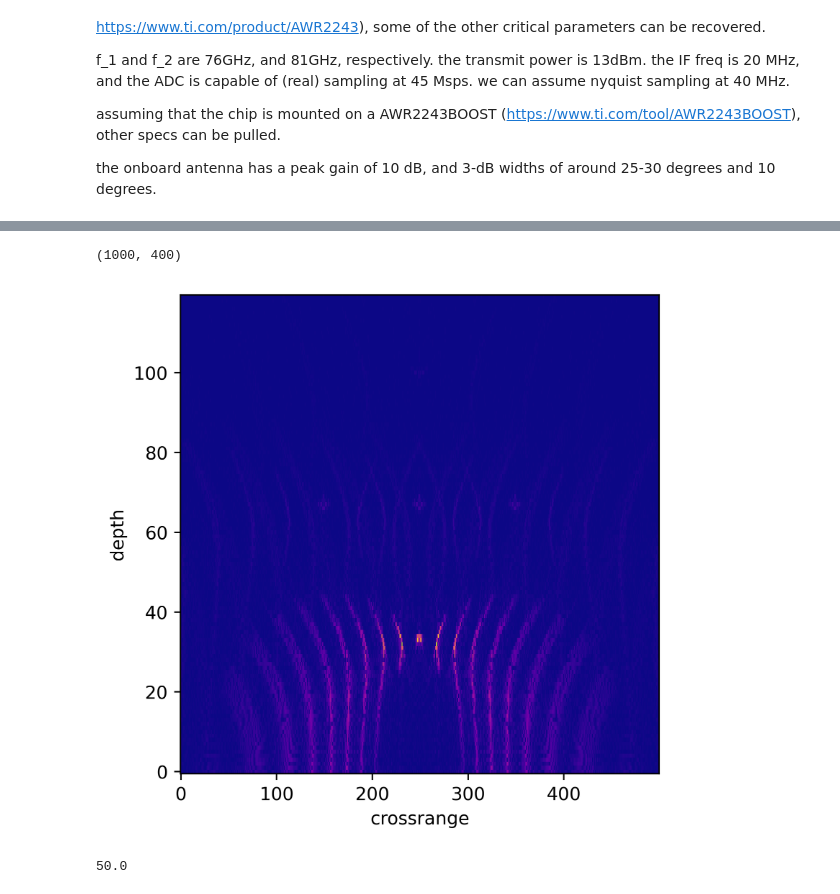
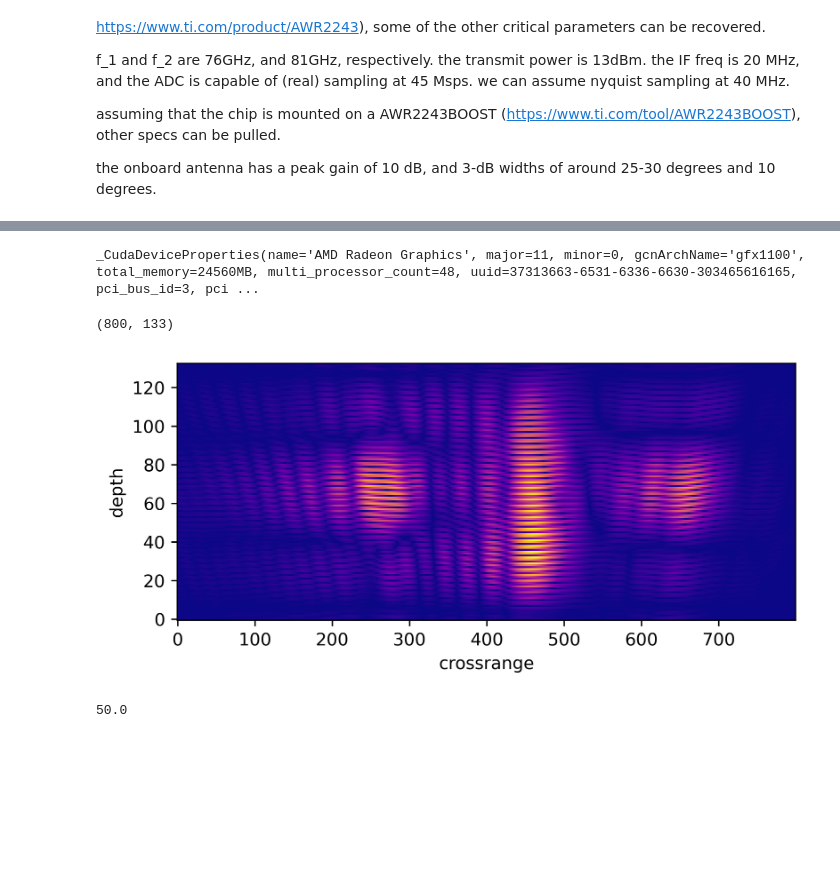
Before and after one commit to morzack/ece592-radar-SAR-proj, a Jupyter notebook: sar_sim.ipynb, the cells around one changed output, grey strips where cells are left out. Saved outputs shown, nothing was run; the diff lists cells and outputs as text; code cells hidden in the pictures; blank space fills up the shorter version.

```diff
--- a/sar_sim.ipynb
+++ b/sar_sim.ipynb
@@ -283,26 +292,26 @@ plt.show()
 # print(max_bin)
 
 # max_bin = int(300)
-max_bin = len(data_matrix[0])//2
+max_bin = data_matrix_numpy.shape[1]//2
 # max_bin = len(data_matrix[0])
 
 # estimate a noise floor to clamp power
 noise_floor = 1.38e-23 * 300 * (ANT_fs) * ANT_NF
 
-fft_vals = np.zeros((len(data_matrix), max_bin))
-for idx_crossrange in range(len(data_matrix)):
-    fft_out = np.fft.fft(data_matrix_numpy[idx_crossrange], 402)
+fft_vals = np.zeros((data_matrix_numpy.shape[0], max_bin))
+for idx_crossrange in range(data_matrix_numpy.shape[0]):
+    fft_out = np.fft.fft(data_matrix_numpy[idx_crossrange])
     for idx_az in range(max_bin):
         v = np.max([np.abs(fft_out[idx_az]), noise_floor])
         # fft_vals[idx_crossrange, idx_az] = 10*np.log10(v)
         fft_vals[idx_crossrange, idx_az] = v
         # fft_vals[fast_time, x] = np.abs(fft_out[x])
 fig, ax = plt.subplots()
-ax.imshow(fft_vals.T, cmap='plasma', interpolation='nearest')
+ax.imshow(fft_vals[:,r_mi:r_ma].T, cmap='plasma', interpolation='nearest')
 ax.set(xlabel='crossrange', ylabel='az')
 ax.invert_yaxis()
 # ax.set_aspect(len(data_matrix)/max_bin)
-plt.gcf().set_dpi(1000)
+fig.set_dpi(600)
 plt.show()
 # plt.plot(fft_vals)
 # %% [output]
@@ -436,7 +441,7 @@ import torch
 # 1) prepare output image matrix
 data_matrix_backproj = data_matrix_numpy
 # ignore negative bins
-data_matrix_backproj = data_matrix_backproj[:,:data_matrix_backproj.shape[1]]
+# data_matrix_backproj = data_matrix_backproj[:,:]
 
 out_image = np.zeros(shape=data_matrix_backproj.shape)
 # out_image = np.zeros(shape=(data_matrix_backproj.shape[0], 175))
@@ -470,16 +475,21 @@ for m in range(data_matrix_backproj.shape[1]):
 f_center = (ANT_f2 - ANT_f1)/2 + ANT_f1
 lfm_gamma = (ANT_f2 - ANT_f1) / (ANT_pulse_dur)
 adc_sampling_interval = 1/(ANT_fs)
+depth_y = np.linspace(r_mi, r_ma-1, r_ma-r_mi)
 def filter_for_sample(n, m):
     # point on img
     pixel_pos = pixel_position_image[n,m]
-    radar_dists = pixel_pos[0]-radar_position_image[:,:,0], pixel_pos[1]-radar_position_image[:,:,1]
+    rpi = radar_position_image[:,r_mi:r_ma]
+    radar_dists = pixel_pos[0]-rpi[:,:,0], pixel_pos[1]-rpi[:,:,1]
     radar_dists = np.hypot(radar_dists[0], radar_dists[1])
     # print(np.min(radar_dists))
     # print(np.max(radar_dists))
     # print(radar_dists)
-    depth_y = np.linspace(0, data_matrix_backproj.shape[1], data_matrix_backproj.shape[1])
-    filter_img = np.zeros(shape=data_matrix_backproj.shape)
+    # depth_y = np.linspace(0, data_matrix_backproj.shape[1], data_matrix_backproj.shape[1])
+    filter_img = np.zeros(shape=data_matrix_gated.shape)
+    print(depth_y.shape)
+    print(radar_dists.shape)
+    print(1/0)
     filter_img = np.exp(1j * (4*np.pi)/c * (f_center + lfm_gamma * adc_sampling_interval * depth_y) * radar_dists)
 
     return filter_img
@@ -488,11 +498,14 @@ def filter_for_sample(n, m):
 
 for n in range(out_image.shape[0]):
     # for m in range(out_image.shape[1]):
-    for m in range(200):
+    for m in range(r_mi, r_ma):
+    # for m in range(r_mi, r_ma):
         filt = filter_for_sample(n, m)
-        out_image[n][m] = np.real(np.tensordot(filt, data_matrix_backproj))
-    print(n)
-x = out_image
+        # out_image[n][m] = np.real(np.tensordot(filt, data_matrix_backproj))
+        out_image[n][m] = np.real(np.tensordot(filt, data_matrix_gated))
+    if n % 50 == 0:
+        print(n)
+x = out_image[:,r_mi:r_ma]
 # x_out_prev = out_image
 
 # x = np.real(filter_for_sample(50, 150))
@@ -529,35 +611,40 @@ plt.show()
+# %%
+torch.cuda.get_device_properties(0)
+# %% [output]
+_CudaDeviceProperties(name='AMD Radeon Graphics', major=11, minor=0, gcnArchName='gfx1100', total_memory=24560MB, multi_processor_count=48, uuid=37313663-6531-6336-6630-303465616165, pci_bus_id=3, pci ...
 # %%
 image_arr = out_image
 s = image_arr.shape
+x_out_prev = out_image
 # fig, ax = plt.subplots()
 # ax.imshow(10*np.log10(data_matrix_numpy), cmap='plasma', interpolation='nearest')
 # ax.imshow(np.abs(data_matrix_hilbert), cmap='plasma', interpolation='nearest')
 
 dd = image_arr
 print(dd.shape)
 fft_vals = np.zeros((dd.shape[0], dd.shape[1]))
 for idx_crossrange in range(fft_vals.shape[0]):
     fft_out = np.fft.fft(dd[idx_crossrange])
     for idx_az in range(fft_vals.shape[1]):
         fft_vals[idx_crossrange, idx_az] = np.real(fft_out[idx_az])
 
 # ax.imshow(10*np.log10(np.abs(image_arr)), cmap='plasma', interpolation='nearest')
 # ax.imshow(np.abs(image_arr), cmap='plasma', interpolation='nearest')
 # ax.set(xlabel='depth', ylabel='crossrange')
 # ax.set_aspect(s[1]/s[0])
 # plt.gcf().set_dpi(150)
 # plt.show()
 fig, ax = plt.subplots()
 # ax.imshow(10*np.log10(np.clip(x[:,:200].T, 5e-7, 10000)), cmap='plasma', interpolation='nearest')
-ax.imshow(np.clip(np.abs(x_out_prev[:,:120].T), 1e-6, 10000), cmap='plasma', interpolation='nearest')
+ax.imshow(np.clip(np.abs(x_out_prev[:,:].T), 1e-6, 10000), cmap='plasma', interpolation='nearest')
 ax.set(xlabel='crossrange', ylabel='depth')
 ax.invert_yaxis()
-ax.set_aspect(500/120)
+ax.set_aspect(500/200)
 plt.gcf().set_dpi(500)
 plt.show()
 # %% [output]
-(1000, 400)
+(800, 133)
-[figure, old version]
+[figure, new version]
 # %%
 c / (2*(ANT_f2 - ANT_f1)) * ANT_pulse_dur * ANT_fs
 ANT_pulse_dur * ANT_fs
```
Also changed, not shown: parts of 10 cells of this notebook, 1 other file.
